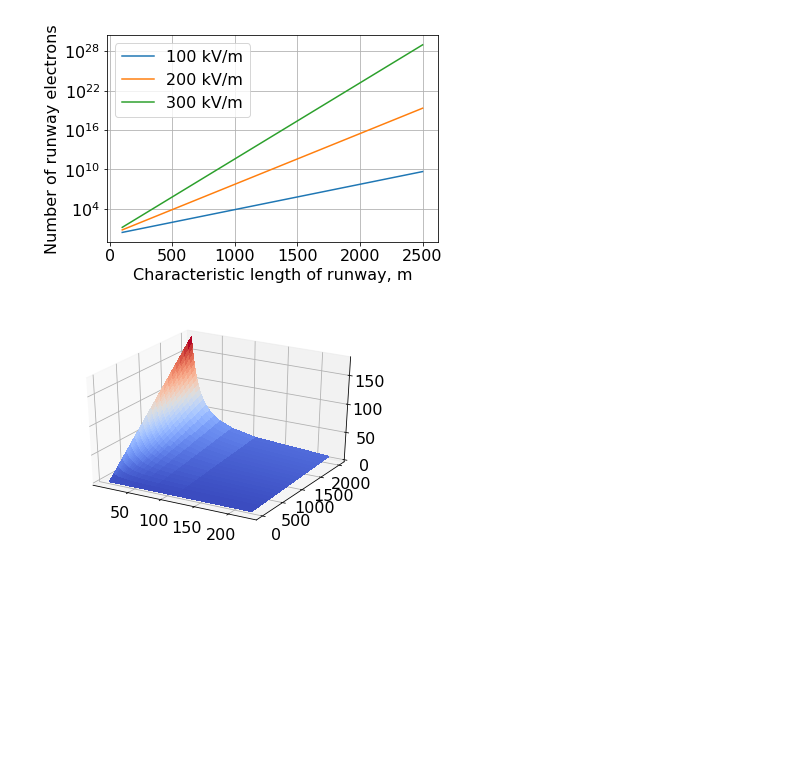
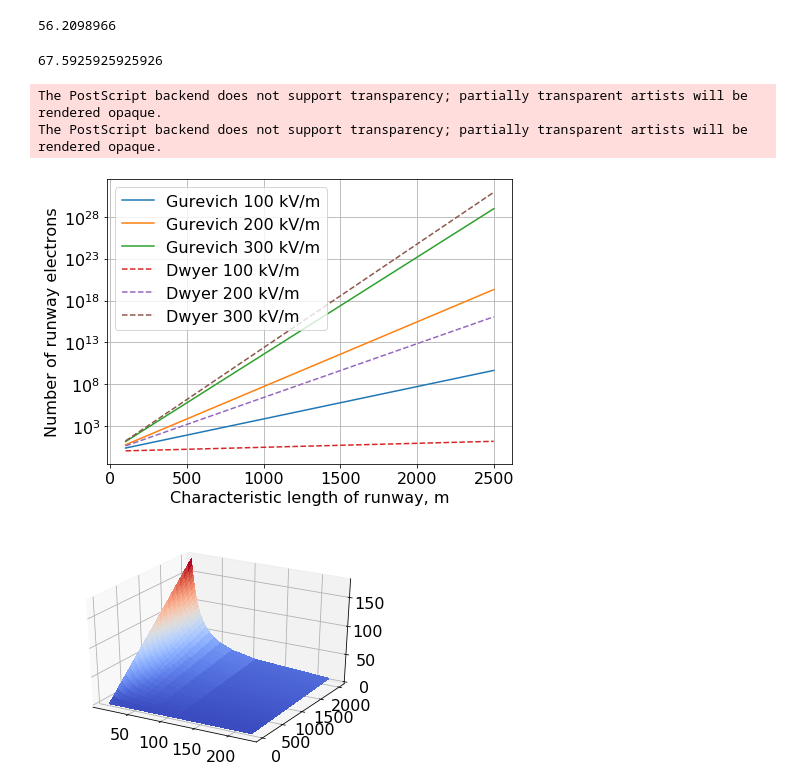
Before and after one commit to Zelenyy/phd-code, a Jupyter notebook: notebooks/12.OreshiknGurevich.ipynb, the cells around one changed output. Saved outputs shown, nothing was run; the diff lists cells and outputs as text; code cells hidden in the pictures; blank space fills up the shorter version.

```diff
--- a/notebooks/12.OreshiknGurevich.ipynb
+++ b/notebooks/12.OreshiknGurevich.ipynb
@@ -23,23 +10,46 @@ from Geant4 import meter, kilovolt
 def length_runway(field):
     a = 11
     return 2*electron_mass_c2*a/(field* abs(electron_charge))
+# %%
+print(length_runway(200*( kilovolt/ meter))/meter)
+# %% [output]
+56.2098966
+# %%
+def dwyer_length_runway(field):
+    density_ratio = 1.0/3.0
+    return 7300*( kilovolt)/(field - 276*( kilovolt/ meter)*density_ratio)
+# %%
+print(dwyer_length_runway(200*( kilovolt/ meter))/meter)
+# %% [output]
+67.5925925925926
 # %%
 field = np.linspace(100, 300,3, endpoint=True)*( kilovolt/ meter)
 # %%
+plt.figure(figsize=(7,5))
+
 length_cell = np.arange(100, 2501, 100)
+field = np.linspace(100, 300,3, endpoint=True)*( kilovolt/ meter)
+for f in field:
+    length = length_runway(f)/meter
+    plt.plot(length_cell, np.exp(length_cell/length),"-", label="Gurevich {:d} kV/m".format(int(f/(kilovolt/meter))))
 
 for f in field:
-    length = length_runway(f)/meter
-    plt.plot(length_cell, np.exp(length_cell/length), label="{:d} kV/m".format(int(f/(kilovolt/meter))))
+    length_d = dwyer_length_runway(f)/meter
+    plt.plot(length_cell, np.exp(length_cell/length_d),"--", label = "Dwyer {:d} kV/m".format(int(f/(kilovolt/meter))))
+
+
+
 plt.yscale("log")
 plt.xlabel("Characteristic length of runway, m")
 plt.ylabel("Number of runway electrons")
 plt.grid(True)
-plt.legend()
+plt.legend(loc=0)
 plt.tight_layout()
 plt.savefig("gurevich.eps", format="eps")
 # %% [output]
+The PostScript backend does not support transparency; partially transparent artists will be rendered opaque.
+The PostScript backend does not support transparency; partially transparent artists will be rendered opaque.
-[figure, old version]
+[figure, new version]
 # %%
 field_kvm =  field/( kilovolt/ meter)
 length = length_runway(field)/meter
```
Also changed, not shown: parts of 2 cells of this notebook, 18 other files.
